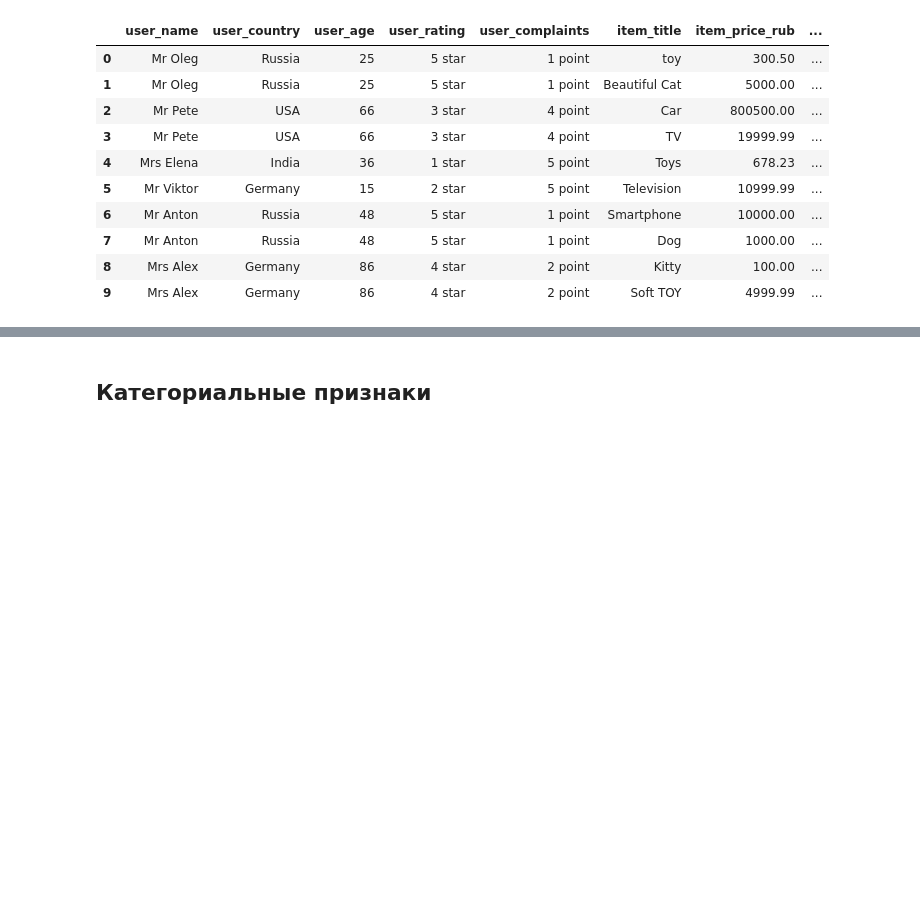
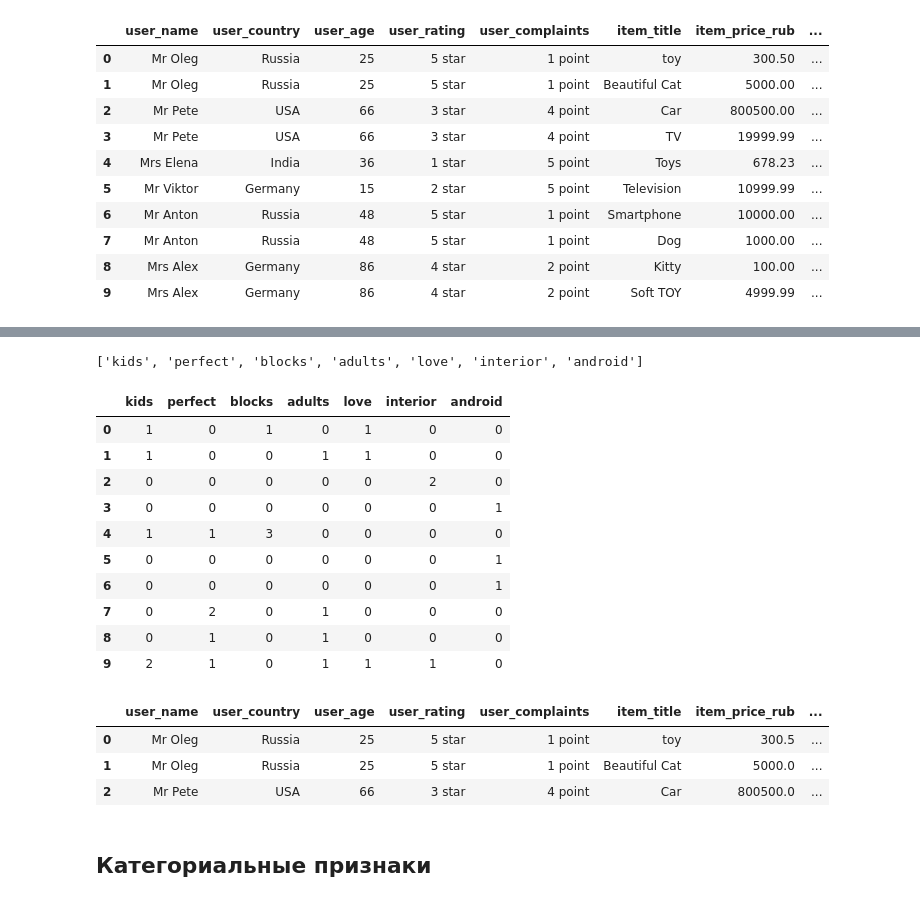
Before and after one commit to ryndovaira-org/data_science_lectures, a Jupyter notebook: 04_data_preparation/lectures/04_feature_engineering.ipynb, the cells around one changed output, grey strips where cells are left out. Saved outputs shown, nothing was run; the diff lists cells and outputs as text; code cells hidden in the pictures; blank space fills up the shorter version.

```diff
--- a/04_data_preparation/lectures/04_feature_engineering.ipynb
+++ b/04_data_preparation/lectures/04_feature_engineering.ipynb
@@ -481,0 +621,5 @@ df
+# %%
+vocab_dict_sorted = dict(sorted(vocab_dict.items(),
+                                key=lambda item: item[1],
+                                reverse=True))
+vocab_dict_sorted
@@ -481,0 +644,3 @@ df
+# %%
+gte_3 = [k[1] for k, v in vocab_dict_sorted.items() if v >= 3]
+gte_3
@@ -482,3 +663,35 @@ df
+# %%
+gte_3_col_names = [item_description_column_names[i] for i in gte_3]
+gte_3_col_names
+# %% [output]
+['kids', 'perfect', 'blocks', 'adults', 'love', 'interior', 'android']
+# %%
+# соединить закодированные данные с названиями колонок и
+# преобразовать в DataFrame
+df_item_description_cv = pd.DataFrame(gte_3_array, columns=gte_3_col_names)
+df_item_description_cv
+# %% [output]
+|  | kids | perfect | blocks | adults | love | interior | android |
+| 0 | 1 | 0 | 1 | 0 | 1 | 0 | 0 |
+| 1 | 1 | 0 | 0 | 1 | 1 | 0 | 0 |
+| 2 | 0 | 0 | 0 | 0 | 0 | 2 | 0 |
+| 3 | 0 | 0 | 0 | 0 | 0 | 0 | 1 |
+| 4 | 1 | 1 | 3 | 0 | 0 | 0 | 0 |
+| 5 | 0 | 0 | 0 | 0 | 0 | 0 | 1 |
+| 6 | 0 | 0 | 0 | 0 | 0 | 0 | 1 |
+| 7 | 0 | 2 | 0 | 1 | 0 | 0 | 0 |
+| 8 | 0 | 1 | 0 | 1 | 0 | 0 | 0 |
+| 9 | 2 | 1 | 0 | 1 | 1 | 1 | 0 |
+# %%
+# присоединить закодированные колонки
+# к основному набору данных с суффиксом
+df = df.join(df_item_description_cv.add_suffix("_cv"))
+df
+# %% [output]
+|  | user_name | user_country | user_age | user_rating | user_complaints | item_title | item_price_rub | ... |
+| 0 | Mr Oleg | Russia | 25 | 5 star | 1 point | toy | 300.5 | ... |
+| 1 | Mr Oleg | Russia | 25 | 5 star | 1 point | Beautiful Cat | 5000.0 | ... |
+| 2 | Mr Pete | USA | 66 | 3 star | 4 point | Car | 800500.0 | ... |
 # %% [markdown]
 ## Категориальные признаки
 # %% [markdown]
```
Also changed, not shown: parts of 24 cells of this notebook.
